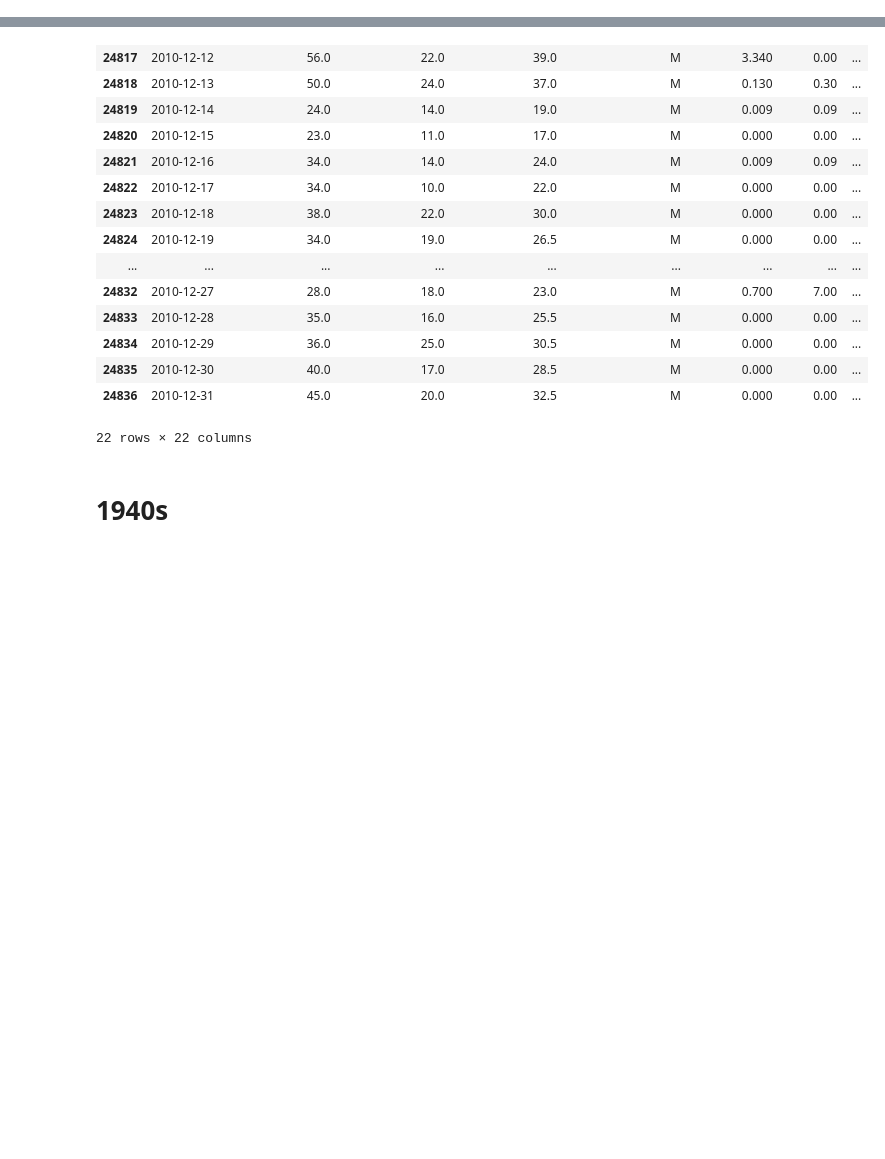
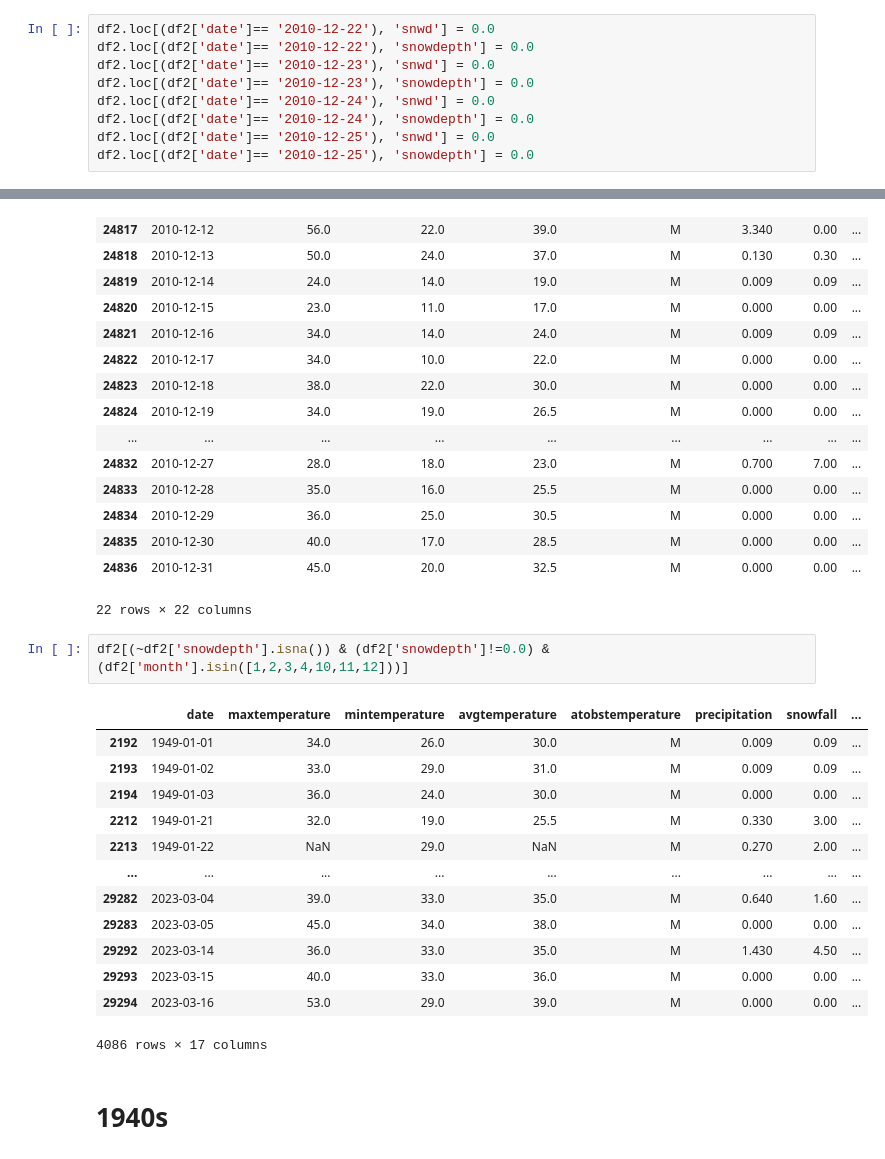
Before and after one commit to mrp10005/Bradley_CT_Weather, a Jupyter notebook: Bradley_Data_Cleansing_1_1_1943_12_31_2023.ipynb, the cells around one changed output, grey strips where cells are left out. Saved outputs shown, nothing was run; the diff lists cells and outputs as text; blank space fills up the shorter version.

```diff
--- a/Bradley_Data_Cleansing_1_1_1943_12_31_2023.ipynb
+++ b/Bradley_Data_Cleansing_1_1_1943_12_31_2023.ipynb
@@ -1019,5 +1011,14 @@ print(len(df2_2010s[df2_2010s['atobstemperature']=='M'])/len(df2_2010s))
 # df_cornell.loc[(df_cornell['month'].isin([5,6,7,8,9])) & (df_cornell['snowfall'] == '0.0'), 'snowdepth'] = 0.0
 # df.loc[(df['month'].isin([5,6,7,8,9])) & (df['snow'] == 0.0), 'snwd'] = 0.0
+# %%
+df2.loc[(df2['date']== '2010-12-22'), 'snwd'] = 0.0
+df2.loc[(df2['date']== '2010-12-22'), 'snowdepth'] = 0.0
+df2.loc[(df2['date']== '2010-12-23'), 'snwd'] = 0.0
+df2.loc[(df2['date']== '2010-12-23'), 'snowdepth'] = 0.0
+df2.loc[(df2['date']== '2010-12-24'), 'snwd'] = 0.0
+df2.loc[(df2['date']== '2010-12-24'), 'snowdepth'] = 0.0
+df2.loc[(df2['date']== '2010-12-25'), 'snwd'] = 0.0
+df2.loc[(df2['date']== '2010-12-25'), 'snowdepth'] = 0.0
 # %%
 df2_2010s[(df2_2010s['date']>='2010-12-10')&(df2_2010s['date']<='2010-12-31')]
 # %% [output]
@@ -1039,6 +1040,22 @@ df2_2010s[(df2_2010s['date']>='2010-12-10')&(df2_2010s['date']<='2010-12-31')]
 | 24835 | 2010-12-30 | 40.0 | 17.0 | 28.5 | M | 0.000 | 0.00 | ... |
 | 24836 | 2010-12-31 | 45.0 | 20.0 | 32.5 | M | 0.000 | 0.00 | ... |
 22 rows × 22 columns
+# %%
+df2[(~df2['snowdepth'].isna()) & (df2['snowdepth']!=0.0) & (df2['month'].isin([1,2,3,4,10,11,12]))]
+# %% [output]
+|  | date | maxtemperature | mintemperature | avgtemperature | atobstemperature | precipitation | snowfall | ... |
+| 2192 | 1949-01-01 | 34.0 | 26.0 | 30.0 | M | 0.009 | 0.09 | ... |
+| 2193 | 1949-01-02 | 33.0 | 29.0 | 31.0 | M | 0.009 | 0.09 | ... |
+| 2194 | 1949-01-03 | 36.0 | 24.0 | 30.0 | M | 0.000 | 0.00 | ... |
+| 2212 | 1949-01-21 | 32.0 | 19.0 | 25.5 | M | 0.330 | 3.00 | ... |
+| 2213 | 1949-01-22 | NaN | 29.0 | NaN | M | 0.270 | 2.00 | ... |
+| ... | ... | ... | ... | ... | ... | ... | ... | ... |
+| 29282 | 2023-03-04 | 39.0 | 33.0 | 35.0 | M | 0.640 | 1.60 | ... |
+| 29283 | 2023-03-05 | 45.0 | 34.0 | 38.0 | M | 0.000 | 0.00 | ... |
+| 29292 | 2023-03-14 | 36.0 | 33.0 | 35.0 | M | 1.430 | 4.50 | ... |
+| 29293 | 2023-03-15 | 40.0 | 33.0 | 36.0 | M | 0.000 | 0.00 | ... |
+| 29294 | 2023-03-16 | 53.0 | 29.0 | 39.0 | M | 0.000 | 0.00 | ... |
+4086 rows × 17 columns
 # %% [markdown]
 # 1940s
 # %%
```
Also changed, not shown: parts of 3 cells of this notebook.
